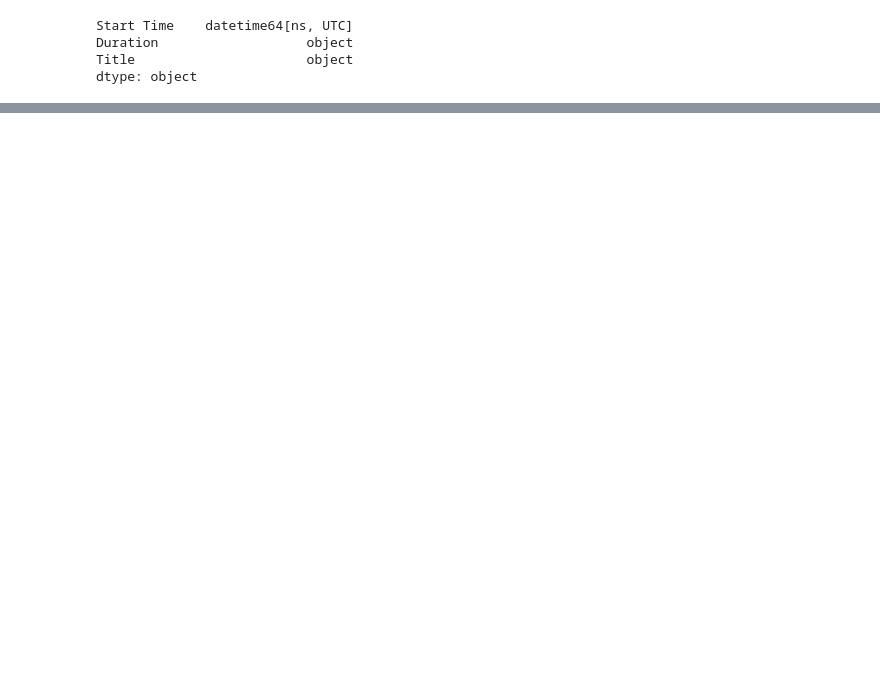
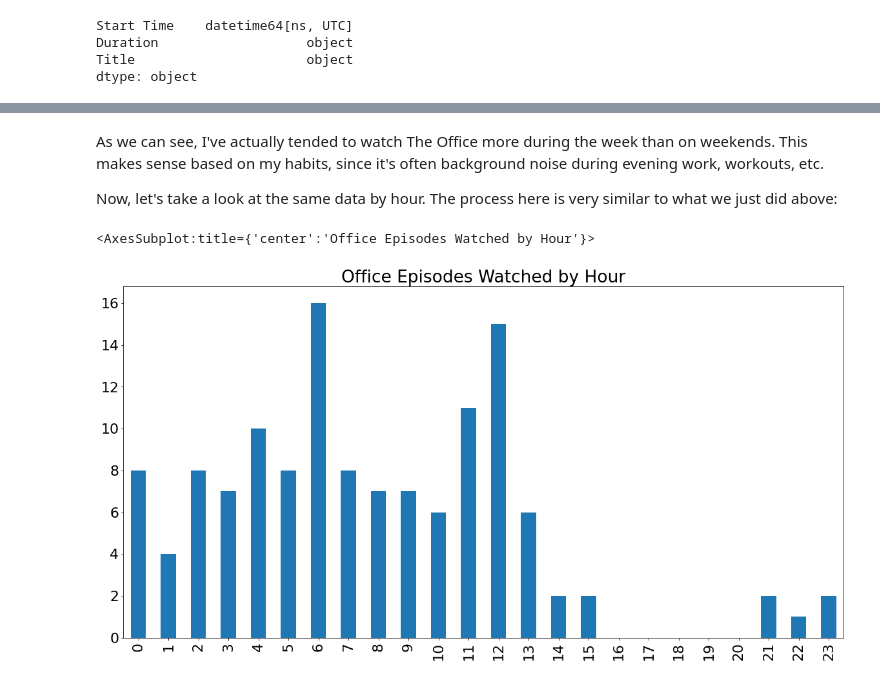
Before and after one commit to juanjosua/python-projects, a Jupyter notebook: analyze-personal-netflix-data/Analyze Personal Netflix Data.ipynb, the cells around one changed output, grey strips where cells are left out. Cells and saved outputs as stored; diff of their text form; code cells hidden in the pictures; blank space fills up the shorter version.

Commit message:
analyze personal netflix data done

```diff
--- a/analyze-personal-netflix-data/Analyze Personal Netflix Data.ipynb
+++ b/analyze-personal-netflix-data/Analyze Personal Netflix Data.ipynb
@@ -66,0 +300,21 @@ df.head()
+# %% [markdown]
+As we can see, I've actually tended to watch The Office more during the week than on weekends. This makes sense based on my habits, since it's often background noise during evening work, workouts, etc.
+
+Now, let's take a look at the same data by hour. The process here is very similar to what we just did above:
+# %%
+# set our categorical and define the order so the hours are plotted 0-23
+office['hour'] = pd.Categorical(office['hour'], categories=
+    [0,1,2,3,4,5,6,7,8,9,10,11,12,13,14,15,16,17,18,19,20,21,22,23],
+    ordered=True)
+
+# create office_by_hour and count the rows for each hour, assigning the result to that variable
+office_by_hour = office['hour'].value_counts()
+
+# sort the index using our categorical, so that midnight (0) is first, 1 a.m. (1) is second, etc.
+office_by_hour = office_by_hour.sort_index()
+
+# plot office_by_hour as a bar chart with the listed size and title
+office_by_hour.plot(kind='bar', figsize=(20,10), title='Office Episodes Watched by Hour')
+# %% [output]
+<AxesSubplot:title={'center':'Office Episodes Watched by Hour'}>
+[figure, added]
```
Also changed, not shown: parts of 56 cells of this notebook, 5 other files.
